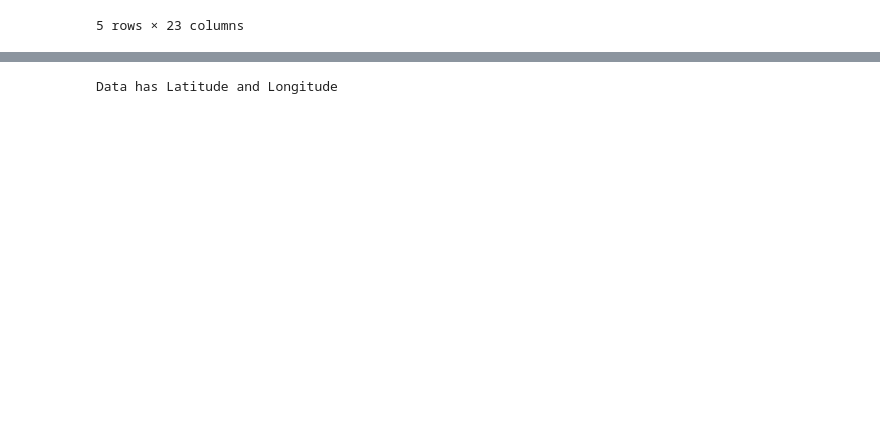
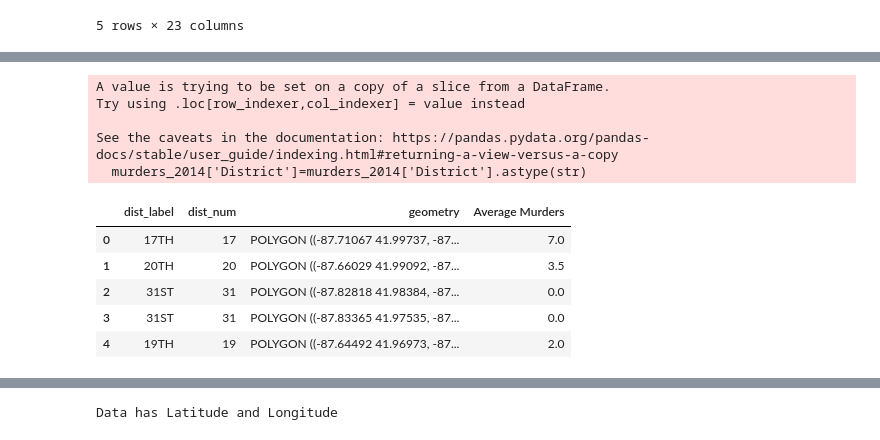
Before and after one commit to callieclark/response-time-project, a Jupyter notebook: crime_profile_generator_process.ipynb, the cells around one changed output, grey strips where cells are left out. Saved outputs shown, nothing was run; the diff lists cells and outputs as text; code cells hidden in the pictures; blank space fills up the shorter version.

```diff
--- a/crime_profile_generator_process.ipynb
+++ b/crime_profile_generator_process.ipynb
@@ -24,0 +30,41 @@ df.head()
+# %%
+import geopandas as gpd
+from random_timestamp import random_timestamp
+import random
+from shapely.geometry import Point
+from numpy import asarray
+timestamps=[]
+lat_long=[]
+
+def generate_random(number, polygon):
+    points = []
+    minx, miny, maxx, maxy = polygon.bounds
+    while len(points) < number:
+        pnt = Point(random.uniform(minx, maxx), random.uniform(miny, maxy))
+        if polygon.contains(pnt):
+            points.append(pnt)
+            timestamps.append(random_timestamp(year=2014))
+            lat_long.append(asarray(pnt))
+    return lat_long, timestamps
+
+fp = "Simulation_Data/Chicago_PB.shp"
+polys  = gpd.read_file(fp)
+# %%
+murders_df=pd.read_csv('Chicago_Data/Chicago_Murders_District.csv')
+murders_df['Average Murders']=murders_df[['2010 Murders','2011 Murders']].mean(axis=1)
+murders_2014=murders_df[['District','Average Murders']]#.set_index('District')
+murders_2014['District']=murders_2014['District'].astype(str)
+polys=polys.merge(murders_2014,how='left',left_on='dist_num',right_on='District').drop(columns=['District']).fillna(0)
+polys.head()
+# %% [output]
+A value is trying to be set on a copy of a slice from a DataFrame.
+Try using .loc[row_indexer,col_indexer] = value instead
+
+See the caveats in the documentation: https://pandas.pydata.org/pandas-docs/stable/user_guide/indexing.html#returning-a-view-versus-a-copy
+  murders_2014['District']=murders_2014['District'].astype(str)
+|  | dist_label | dist_num | geometry | Average Murders |
+| 0 | 17TH | 17 | POLYGON ((-87.71067 41.99737, -87... | 7.0 |
+| 1 | 20TH | 20 | POLYGON ((-87.66029 41.99092, -87... | 3.5 |
+| 2 | 31ST | 31 | POLYGON ((-87.82818 41.98384, -87... | 0.0 |
+| 3 | 31ST | 31 | POLYGON ((-87.83365 41.97535, -87... | 0.0 |
+| 4 | 19TH | 19 | POLYGON ((-87.64492 41.96973, -87... | 2.0 |
```
Also changed, not shown: parts of 8 cells of this notebook, 16 other files.
